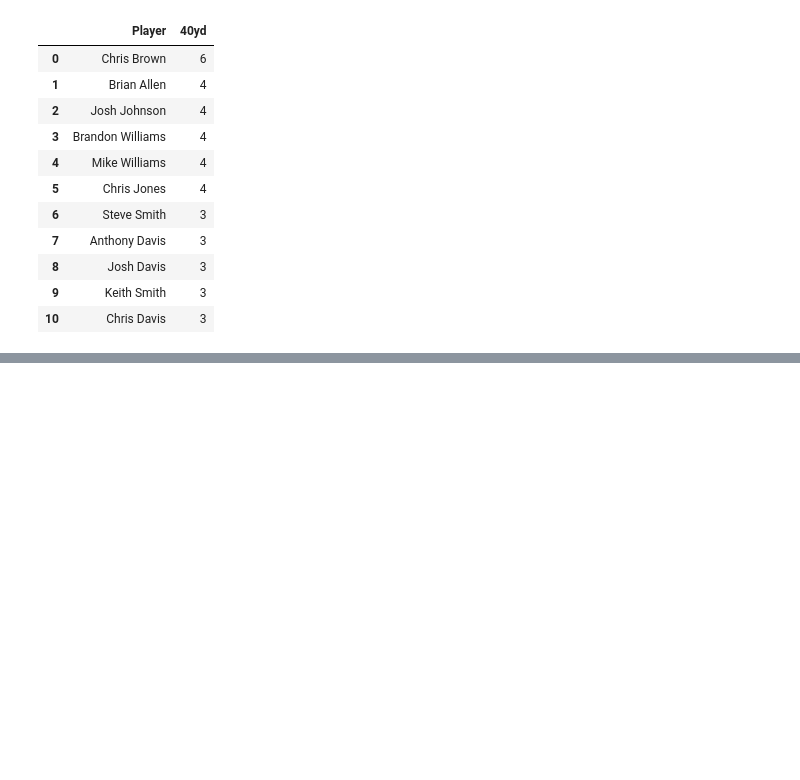
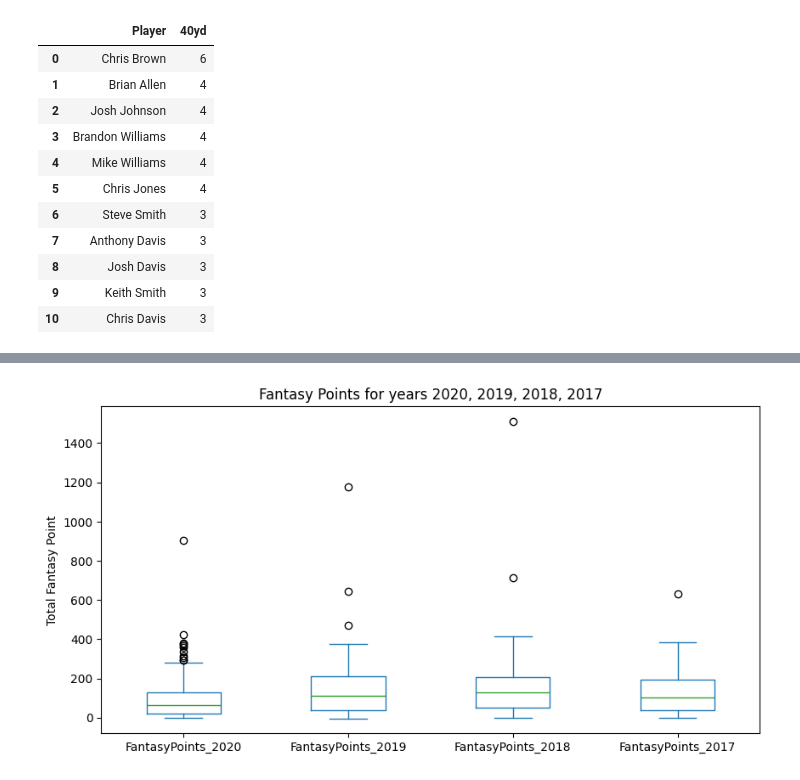
Before and after one commit to AiMO-MO-MO/Project-_FF, a Jupyter notebook: Fantasy_analysis.ipynb, the cells around one changed output, grey strips where cells are left out. Drawn from its saved outputs; the diff is of its cells as text; code cells hidden in the pictures; blank space fills up the shorter version.

```diff
--- a/Fantasy_analysis.ipynb
+++ b/Fantasy_analysis.ipynb
@@ -244,0 +313,25 @@ fantasy_point
+# %%
+# Find Fantasy points for each player for year 2020,2019,2018 and 2017
+
+def calculate_fantasy_points(df, year, column_name):
+    fantasy_points = df.groupby(["Player", "Pos"])[column_name].sum().sort_values(ascending=False).reset_index()
+    fantasy_points = fantasy_points.loc[fantasy_points[column_name] != 0]
+    return fantasy_points
+
+# Create dataframes
+fantasy_point_2020 = calculate_fantasy_points(FullFFMerge, "FantasyPoints_2020", "FantasyPoints_2020")
+fantasy_point_2019 = calculate_fantasy_points(FullFFMerge, "FantasyPoints_2019", "FantasyPoints_2019")
+fantasy_point_2018 = calculate_fantasy_points(FullFFMerge, "FantasyPoints_2018", "FantasyPoints_2018")
+fantasy_point_2017 = calculate_fantasy_points(FullFFMerge, "FantasyPoints_2017", "FantasyPoints_2017")
+#fantasy_point_2017
+# %%
+# Add suffixes to identify the origin of columns
+suffixes_list = ['_2020', '_2019', '_2018', '_2017']
+df_list = [fantasy_point_2020, fantasy_point_2019, fantasy_point_2018, fantasy_point_2017]
+
+# Use a loop to merge DataFrames with suffixes
+merged_2020_19_18_17 = df_list[0]
+for i in range(1, len(df_list)):
+    merged_2020_19_18_17 = pd.merge(merged_2020_19_18_17, df_list[i], on="Player", how="inner", suffixes=('', suffixes_list[i]))
+
+merged_2020_19_18_17
@@ -244,0 +352,5 @@ fantasy_point
+# %%
+# Merge all four years fantasy points dataframe to find consistant players who are getting higher score
+
+merged_2020_19_18_17 = merged_2020_19_18_17.drop(columns=['Pos_2019','Pos_2018','Pos_2017'])
+merged_2020_19_18_17
@@ -244,0 +371,9 @@ fantasy_point
+# %%
+# Create a box plot for Fantasy Points for years 2020,2019,2018,2017 for players who played all 4 years
+
+merged_2020_19_18_17.plot.box(x = "Player",figsize = (10,5))
+plt.ylabel("Total Fantasy Point")
+plt.title("Fantasy Points for years 2020, 2019, 2018, 2017")
+plt.show()
+# %% [output]
+[figure, added]
```
Also changed, not shown: parts of 10 cells of this notebook.
